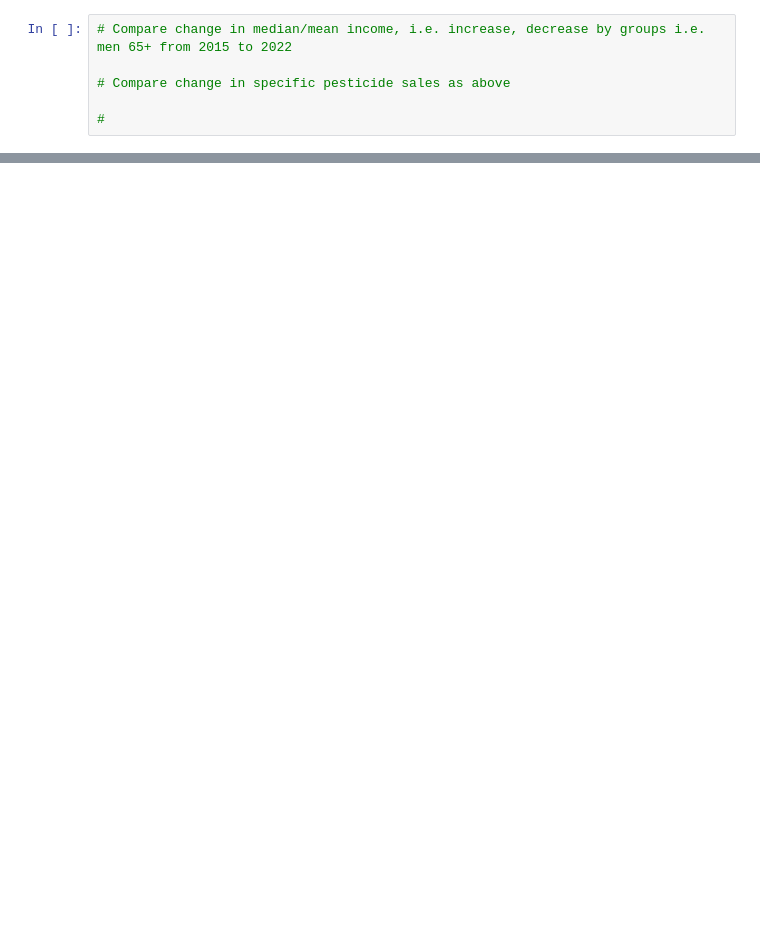
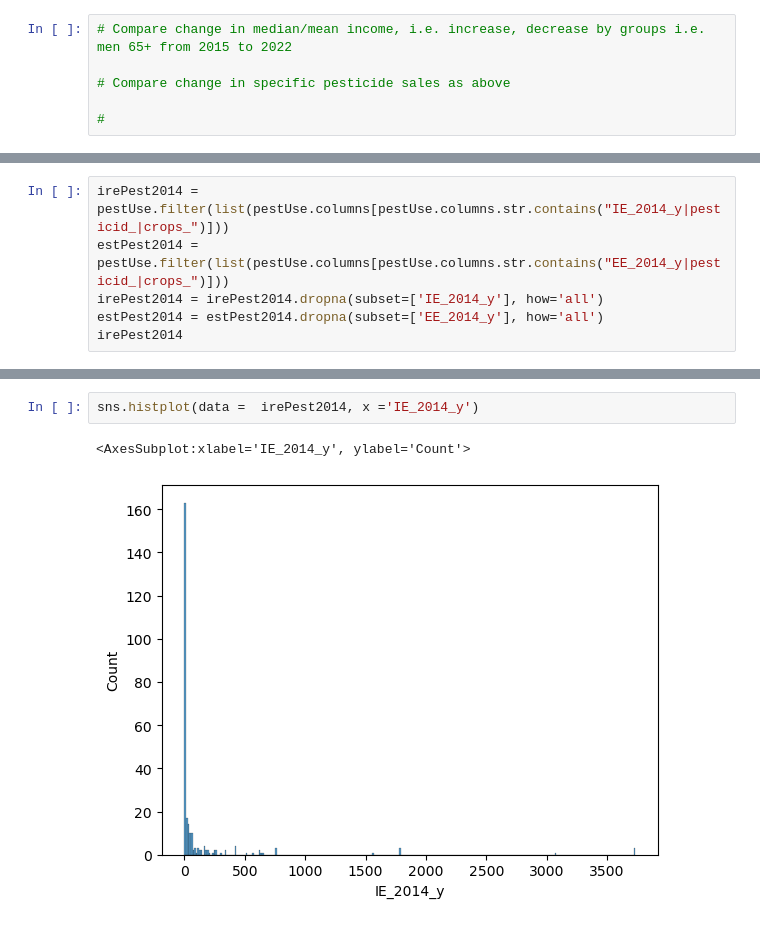
Before and after one commit to cianWalshA/CCT_DA_CA2_AGRI, a Jupyter notebook: Statistics.ipynb, the cells around one changed output, grey strips where cells are left out. Cells and saved outputs as stored; diff of their text form; blank space fills up the shorter version.

```diff
--- a/Statistics.ipynb
+++ b/Statistics.ipynb
@@ -39,0 +56,6 @@ pestSales
+# %%
+irePest2014 = pestUse.filter(list(pestUse.columns[pestUse.columns.str.contains("IE_2014_y|pesticid_|crops_")]))
+estPest2014 = pestUse.filter(list(pestUse.columns[pestUse.columns.str.contains("EE_2014_y|pesticid_|crops_")]))
+irePest2014 = irePest2014.dropna(subset=['IE_2014_y'], how='all')
+estPest2014 = estPest2014.dropna(subset=['EE_2014_y'], how='all')
+irePest2014
@@ -39,0 +110,5 @@ pestSales
+# %%
+sns.histplot(data =  irePest2014, x ='IE_2014_y')
+# %% [output]
+<AxesSubplot:xlabel='IE_2014_y', ylabel='Count'>
+[figure, added]
```
Also changed, not shown: parts of 13 cells of this notebook, 1 other file.
